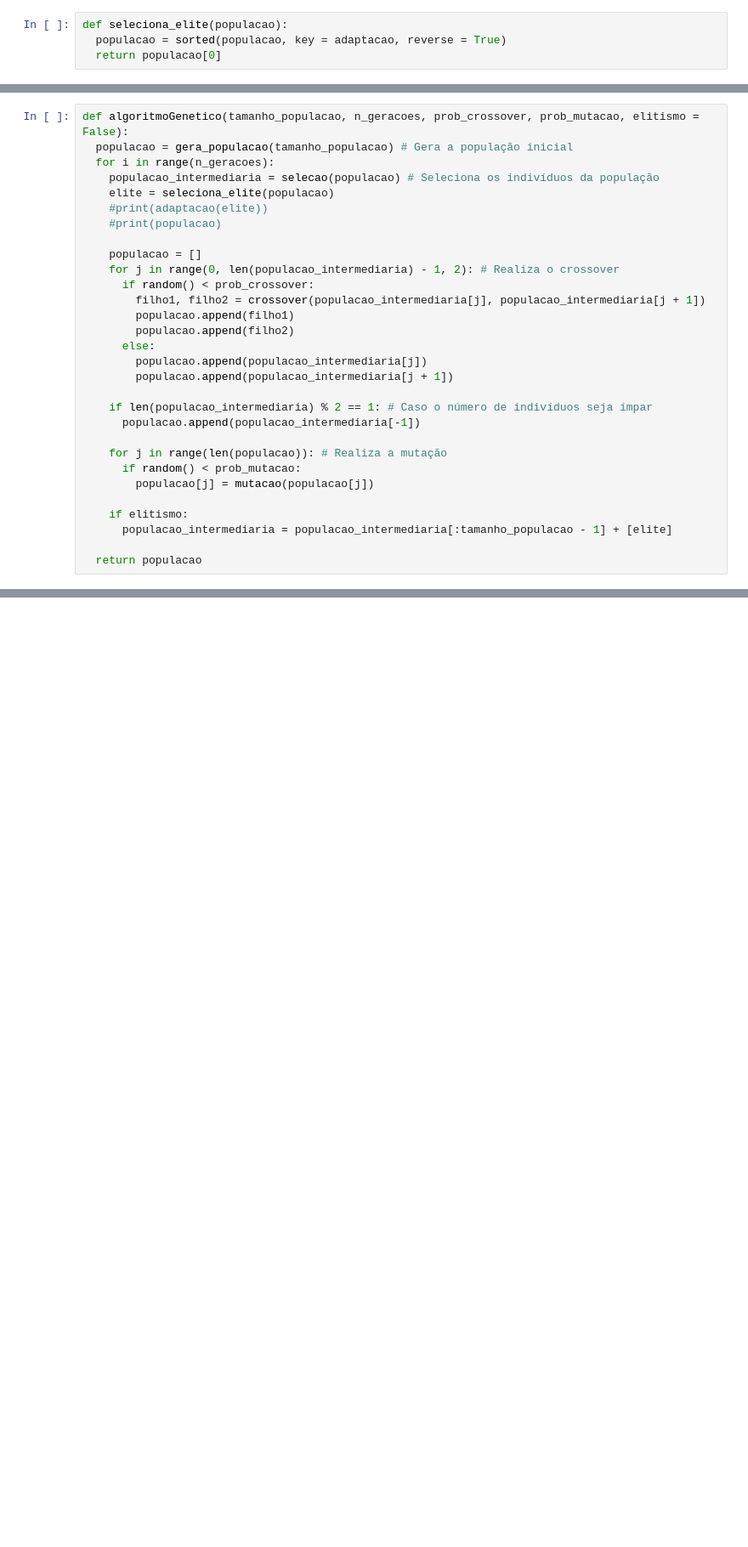
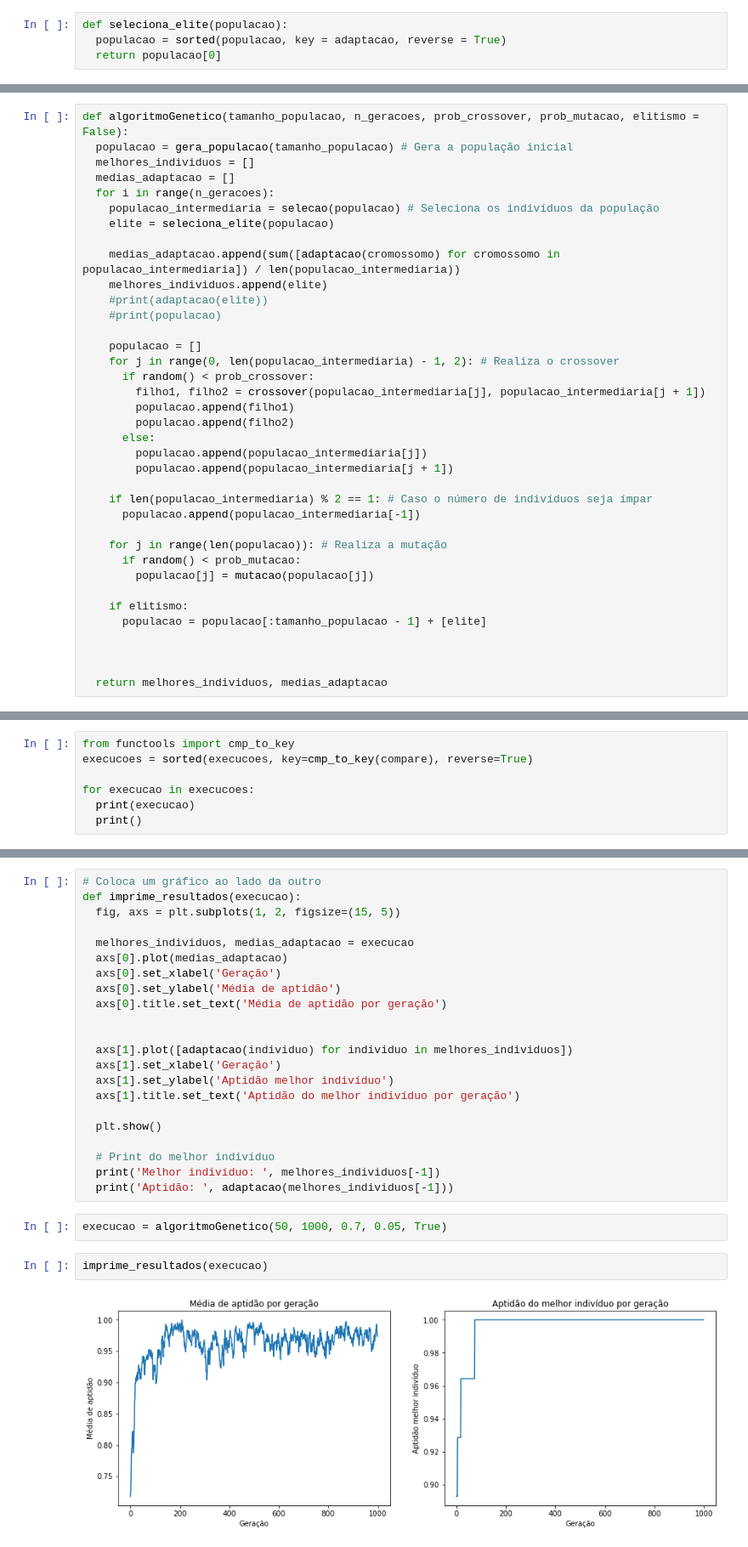
Before and after one commit to CeHaga-UFRJ/ia-ufrj-2022.2, a Jupyter notebook: trab3/CarlosMarkson_Tarefa3_IA.ipynb, the cells around one changed output, grey strips where cells are left out. Shown: that part at 85% size. Drawn from its saved outputs; the diff is of its cells as text; blank space fills up the shorter version.

Commit message:
Algoritmo genético funcionando

```diff
--- a/trab3/CarlosMarkson_Tarefa3_IA.ipynb
+++ b/trab3/CarlosMarkson_Tarefa3_IA.ipynb
@@ -127,9 +84,14 @@ def seleciona_elite(populacao):
 # %%
 def algoritmoGenetico(tamanho_populacao, n_geracoes, prob_crossover, prob_mutacao, elitismo = False):
   populacao = gera_populacao(tamanho_populacao) # Gera a população inicial
+  melhores_individuos = []
+  medias_adaptacao = []
   for i in range(n_geracoes):
     populacao_intermediaria = selecao(populacao) # Seleciona os indivíduos da população
     elite = seleciona_elite(populacao)
+
+    medias_adaptacao.append(sum([adaptacao(cromossomo) for cromossomo in populacao_intermediaria]) / len(populacao_intermediaria))
+    melhores_individuos.append(elite)
     #print(adaptacao(elite))
     #print(populacao)
 
@@ -151,6 +113,8 @@ def algoritmoGenetico(tamanho_populacao, n_geracoes, prob_crossover, prob_mutaca
         populacao[j] = mutacao(populacao[j])
 
     if elitismo:
-      populacao_intermediaria = populacao_intermediaria[:tamanho_populacao - 1] + [elite]
+      populacao = populacao[:tamanho_populacao - 1] + [elite]
 
-  return populacao
+
+
+  return melhores_individuos, medias_adaptacao
@@ -169,0 +208,7 @@ cromossomo_para_tabuleiro(elite)
+# %%
+from functools import cmp_to_key
+execucoes = sorted(execucoes, key=cmp_to_key(compare), reverse=True)
+
+for execucao in execucoes:
+  print(execucao)
+  print()
@@ -169,0 +233,28 @@ cromossomo_para_tabuleiro(elite)
+# %%
+# Coloca um gráfico ao lado da outro
+def imprime_resultados(execucao):
+  fig, axs = plt.subplots(1, 2, figsize=(15, 5))
+
+  melhores_individuos, medias_adaptacao = execucao
+  axs[0].plot(medias_adaptacao)
+  axs[0].set_xlabel('Geração')
+  axs[0].set_ylabel('Média de aptidão')
+  axs[0].title.set_text('Média de aptidão por geração')
+
+
+  axs[1].plot([adaptacao(individuo) for individuo in melhores_individuos])
+  axs[1].set_xlabel('Geração')
+  axs[1].set_ylabel('Aptidão melhor indivíduo')
+  axs[1].title.set_text('Aptidão do melhor indivíduo por geração')
+
+  plt.show()
+
+  # Print do melhor indivíduo
+  print('Melhor indivíduo: ', melhores_individuos[-1])
+  print('Aptidão: ', adaptacao(melhores_individuos[-1]))
+# %%
+execucao = algoritmoGenetico(50, 1000, 0.7, 0.05, True)
+# %%
+imprime_resultados(execucao)
+# %% [output]
+[figure, added]
```
Also changed, not shown: parts of 25 cells of this notebook, 2 other files.
